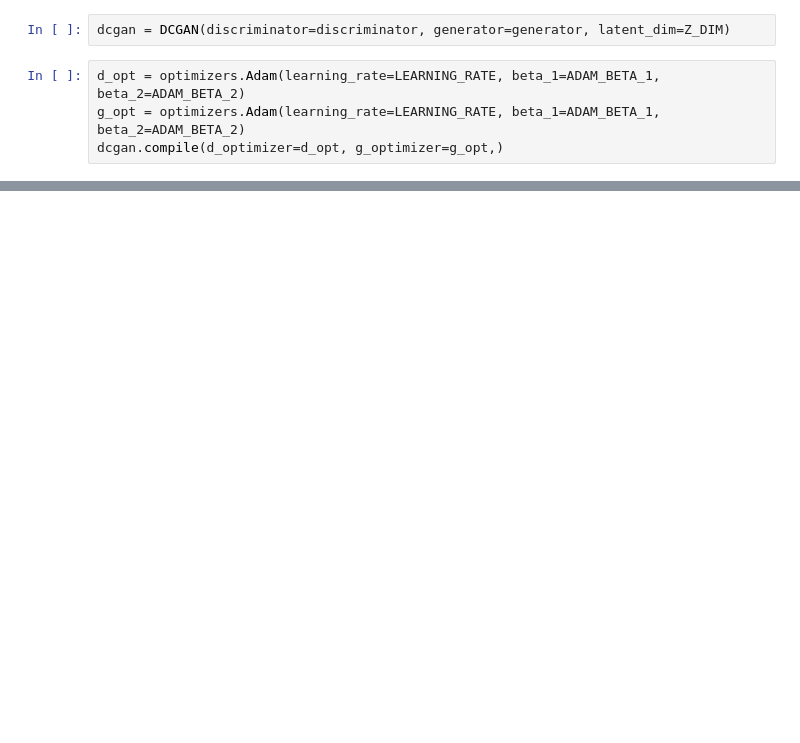
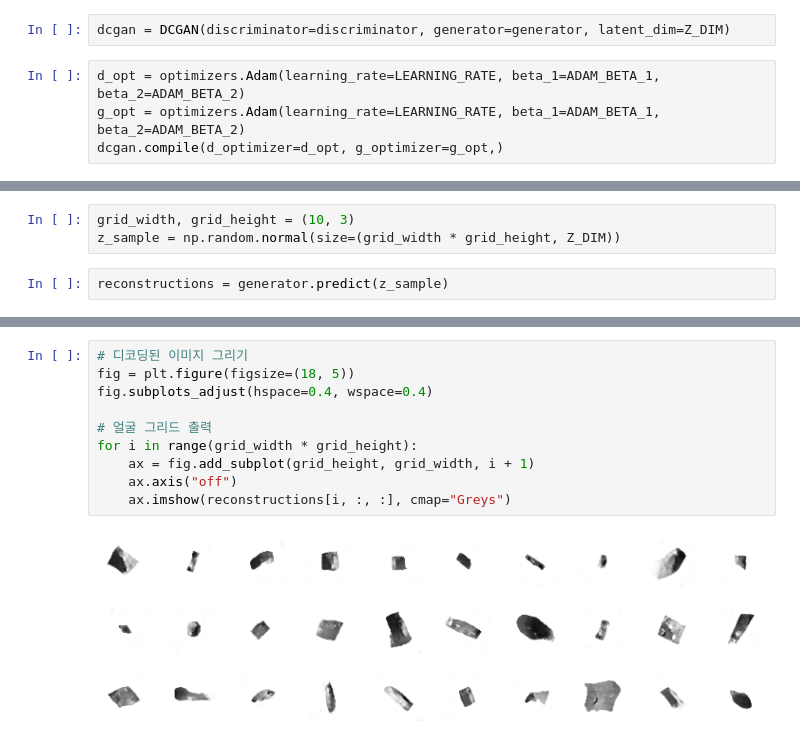
Before and after one commit to ChanghyunRyu/project-gaerchen, a Jupyter notebook: learning/Generative_Deep_Learning/ch4/dcgan_example.ipynb, the cells around one changed output, grey strips where cells are left out. Cells and saved outputs as stored; diff of their text form; blank space fills up the shorter version.

```diff
--- a/learning/Generative_Deep_Learning/ch4/dcgan_example.ipynb
+++ b/learning/Generative_Deep_Learning/ch4/dcgan_example.ipynb
@@ -264,0 +333,5 @@ Epoch 1/100
+# %%
+grid_width, grid_height = (10, 3)
+z_sample = np.random.normal(size=(grid_width * grid_height, Z_DIM))
+# %%
+reconstructions = generator.predict(z_sample)
@@ -264,0 +340,12 @@ Epoch 1/100
+# %%
+# 디코딩된 이미지 그리기
+fig = plt.figure(figsize=(18, 5))
+fig.subplots_adjust(hspace=0.4, wspace=0.4)
+
+# 얼굴 그리드 출력
+for i in range(grid_width * grid_height):
+    ax = fig.add_subplot(grid_height, grid_width, i + 1)
+    ax.axis("off")
+    ax.imshow(reconstructions[i, :, :], cmap="Greys")
+# %% [output]
+[figure, added]
```
Also changed, not shown: parts of 9 cells of this notebook, 3 other files.
